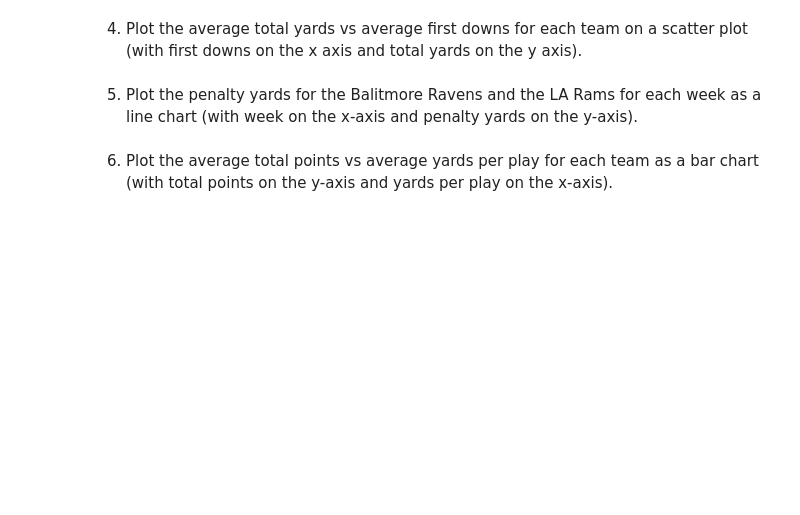
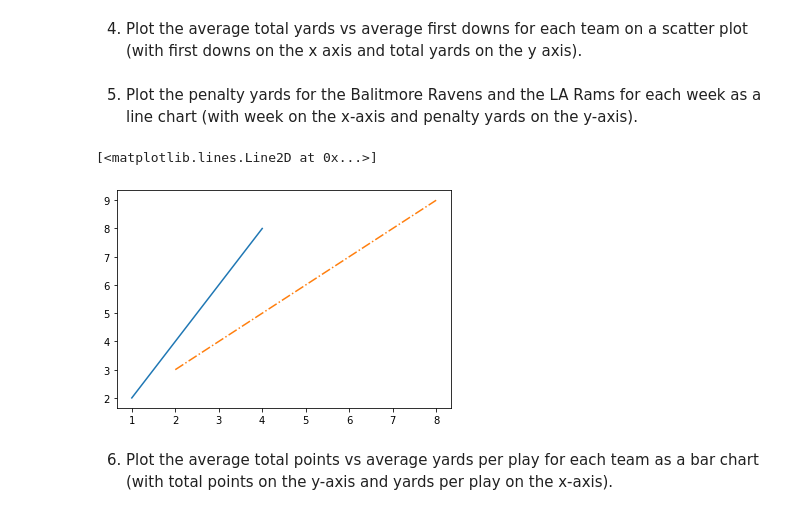
Before and after one commit to SheltonBlackwell/cis277-fa22-Lab5, a Jupyter notebook: Lab5.ipynb, the cells around one changed output. Drawn from its saved outputs; the diff is of its cells as text; code cells hidden in the pictures; blank space fills up the shorter version.

```diff
--- a/Lab5.ipynb
+++ b/Lab5.ipynb
@@ -133,2 +119,24 @@ plt.show()
+# %%
+x = np.array([1, 2, 3, 4])
+y = x*2
+
+# first plot with X and Y data
+plt.plot(x, y)
+
+x1 = [2, 4, 6, 8]
+y1 = [3, 5, 7, 9]
+
+# second plot with x1 and y1 data
+plt.plot(x1, y1, '-.')
+
+
+
+#plt.xlabel("Week")
+#plt.ylabel("Penalty Yards")
+#plt.title('multiple plots')
+#plt.show()
+# %% [output]
+[<matplotlib.lines.Line2D at 0x...>]
+[figure, added]
 # %% [markdown]
 6. Plot the average total points vs average yards per play for each team as a bar chart (with total points on the y-axis and yards per play on the x-axis).
```
Also changed, not shown: parts of 21 cells of this notebook.
